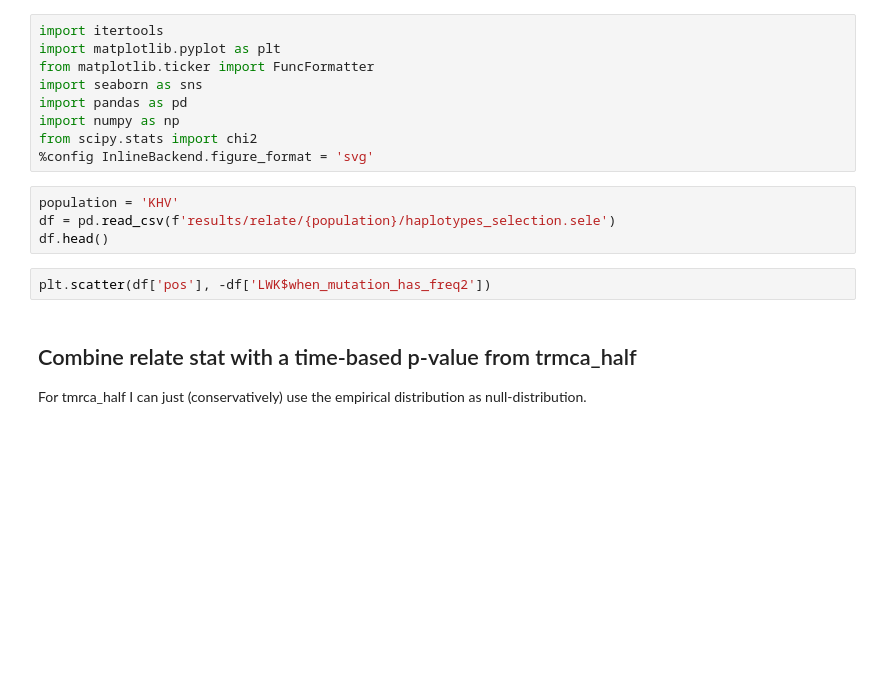
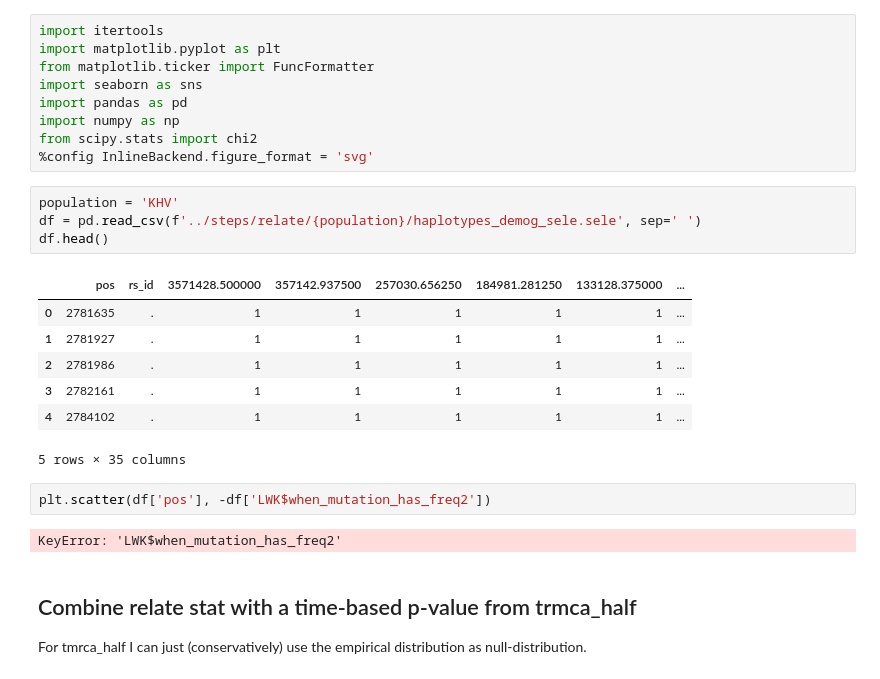
Before and after one commit to munch-group/relate1Kgenomes, a Jupyter notebook: notebooks/chrX_deg_genes.ipynb, the cells around one changed output. Cells and saved outputs as stored; diff of their text form; blank space fills up the shorter version.

```diff
--- a/notebooks/chrX_deg_genes.ipynb
+++ b/notebooks/chrX_deg_genes.ipynb
@@ -9,10 +9,20 @@ from scipy.stats import chi2
 %config InlineBackend.figure_format = 'svg'
 # %%
 population = 'KHV'
-df = pd.read_csv(f'results/relate/{population}/haplotypes_selection.sele')
+df = pd.read_csv(f'../steps/relate/{population}/haplotypes_demog_sele.sele', sep=' ')
 df.head()
+# %% [output]
+|  | pos | rs_id | 3571428.500000 | 357142.937500 | 257030.656250 | 184981.281250 | 133128.375000 | ... |
+| 0 | 2781635 | . | 1 | 1 | 1 | 1 | 1 | ... |
+| 1 | 2781927 | . | 1 | 1 | 1 | 1 | 1 | ... |
+| 2 | 2781986 | . | 1 | 1 | 1 | 1 | 1 | ... |
+| 3 | 2782161 | . | 1 | 1 | 1 | 1 | 1 | ... |
+| 4 | 2784102 | . | 1 | 1 | 1 | 1 | 1 | ... |
+5 rows × 35 columns
 # %%
 plt.scatter(df['pos'], -df['LWK$when_mutation_has_freq2'])
+# %% [output]
+KeyError: 'LWK$when_mutation_has_freq2'
 # %% [markdown]
 ## Combine relate stat with a time-based p-value from trmca_half
 
```
Also changed, not shown: 6 other files.
